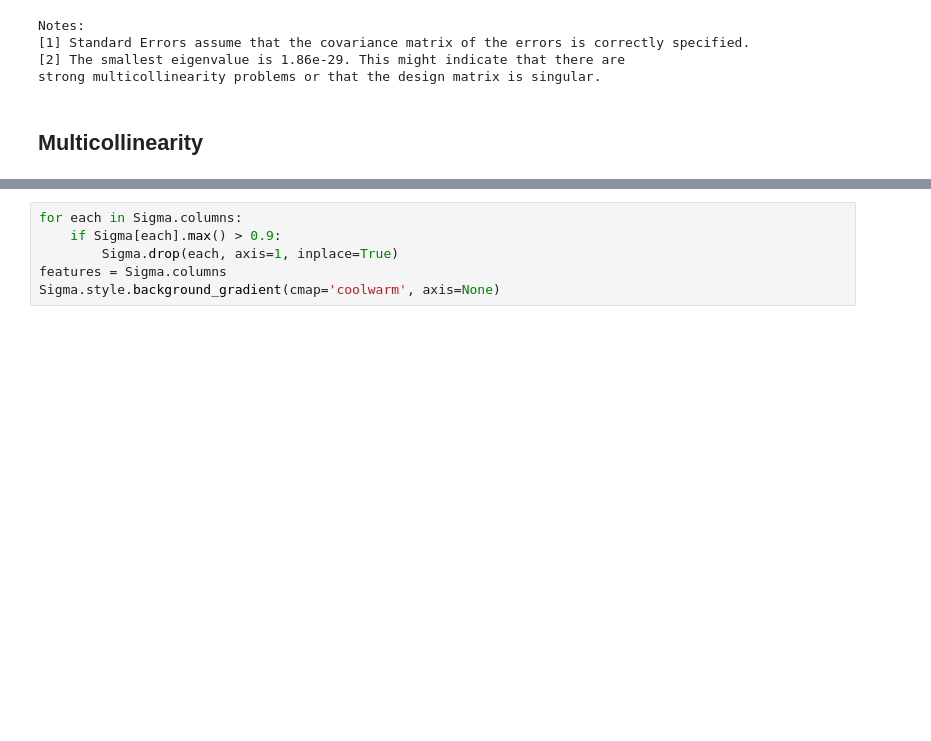
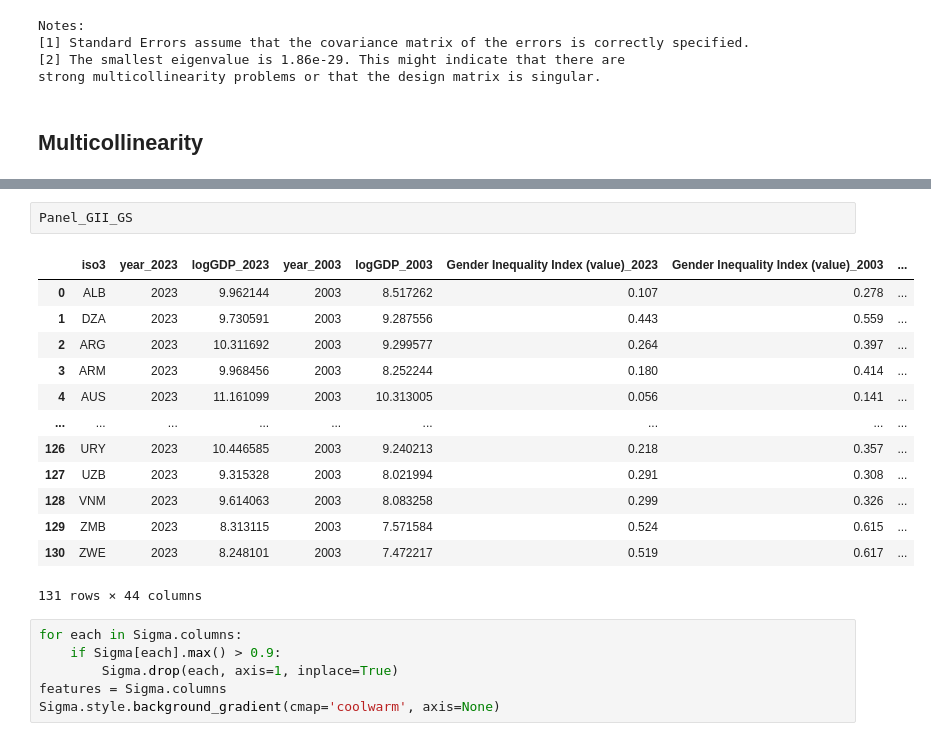
Before and after one commit to gianluca-filesi/Thesis, a Jupyter notebook: v7_gaps.ipynb, the cells around one changed output, grey strips where cells are left out. Saved outputs shown, nothing was run; the diff lists cells and outputs as text; blank space fills up the shorter version.

```diff
--- a/v7_gaps.ipynb
+++ b/v7_gaps.ipynb
@@ -520,3 +546,19 @@ Sigma.style.background_gradient(cmap='coolwarm', axis=None)
+# %%
+Panel_GII_GS
+# %% [output]
+|  | iso3 | year_2023 | logGDP_2023 | year_2003 | logGDP_2003 | Gender Inequality Index (value)_2023 | Gender Inequality Index (value)_2003 | ... |
+| 0 | ALB | 2023 | 9.962144 | 2003 | 8.517262 | 0.107 | 0.278 | ... |
+| 1 | DZA | 2023 | 9.730591 | 2003 | 9.287556 | 0.443 | 0.559 | ... |
+| 2 | ARG | 2023 | 10.311692 | 2003 | 9.299577 | 0.264 | 0.397 | ... |
+| 3 | ARM | 2023 | 9.968456 | 2003 | 8.252244 | 0.180 | 0.414 | ... |
+| 4 | AUS | 2023 | 11.161099 | 2003 | 10.313005 | 0.056 | 0.141 | ... |
+| ... | ... | ... | ... | ... | ... | ... | ... | ... |
+| 126 | URY | 2023 | 10.446585 | 2003 | 9.240213 | 0.218 | 0.357 | ... |
+| 127 | UZB | 2023 | 9.315328 | 2003 | 8.021994 | 0.291 | 0.308 | ... |
+| 128 | VNM | 2023 | 9.614063 | 2003 | 8.083258 | 0.299 | 0.326 | ... |
+| 129 | ZMB | 2023 | 8.313115 | 2003 | 7.571584 | 0.524 | 0.615 | ... |
+| 130 | ZWE | 2023 | 8.248101 | 2003 | 7.472217 | 0.519 | 0.617 | ... |
+131 rows × 44 columns
 # %%
 for each in Sigma.columns:
     if Sigma[each].max() > 0.9:
```
Also changed, not shown: parts of 11 cells of this notebook, 17 other files.
